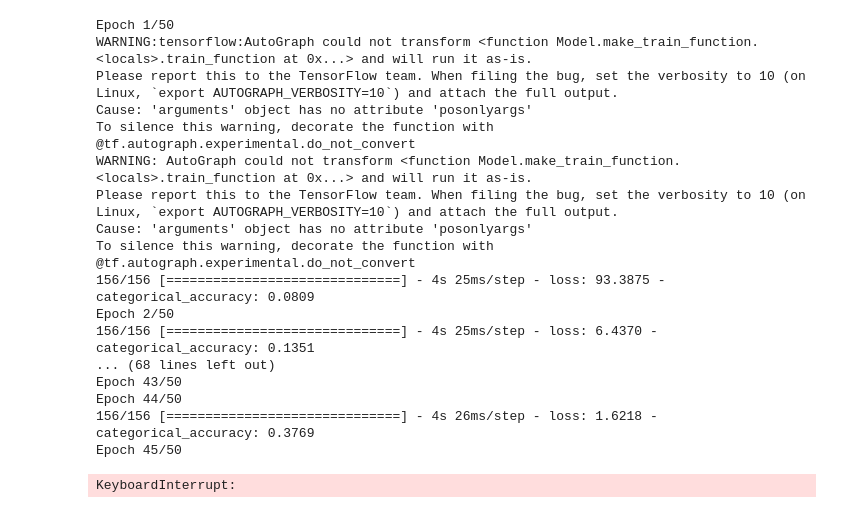
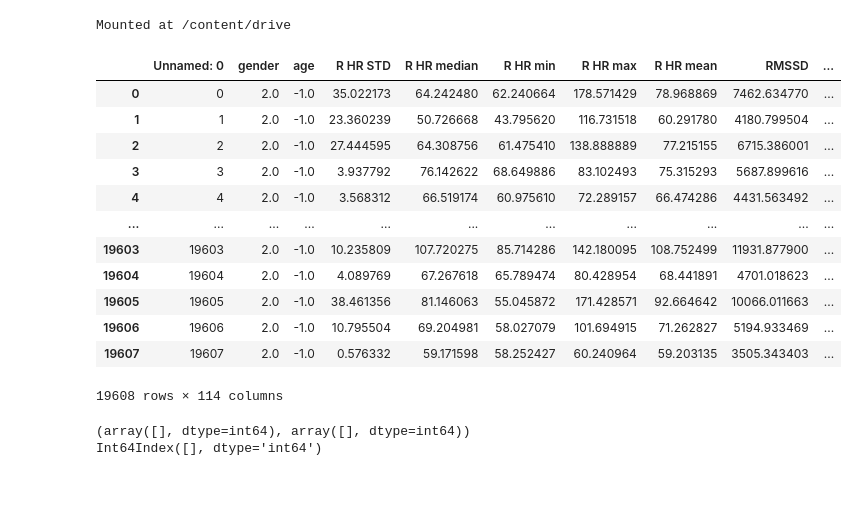
Before and after one commit to Bsingstad/FYS-STK4155-oblig2, a Jupyter notebook: 4b.Classification analysis using Neural Networks (ECG-data).ipynb, the cells around one changed output. Cells and saved outputs as stored; diff of their text form; code cells hidden in the pictures; blank space fills up the shorter version.

```diff
--- a/4b.Classification analysis using Neural Networks (ECG-data).ipynb
+++ b/4b.Classification analysis using Neural Networks (ECG-data).ipynb
@@ -214,21 +0,0 @@ model = ECG_processing.NN_ECG(X_train.shape[1],y_train.shape[1], n_units=500)
-# %%
-model.fit(X_train,y_train, epochs=50, batch_size=256,class_weight=weight_dict)
-# %% [output]
-Epoch 1/50
-WARNING:tensorflow:AutoGraph could not transform <function Model.make_train_function.<locals>.train_function at 0x...> and will run it as-is.
-Please report this to the TensorFlow team. When filing the bug, set the verbosity to 10 (on Linux, `export AUTOGRAPH_VERBOSITY=10`) and attach the full output.
-Cause: 'arguments' object has no attribute 'posonlyargs'
-To silence this warning, decorate the function with @tf.autograph.experimental.do_not_convert
-WARNING: AutoGraph could not transform <function Model.make_train_function.<locals>.train_function at 0x...> and will run it as-is.
-Please report this to the TensorFlow team. When filing the bug, set the verbosity to 10 (on Linux, `export AUTOGRAPH_VERBOSITY=10`) and attach the full output.
-Cause: 'arguments' object has no attribute 'posonlyargs'
-To silence this warning, decorate the function with @tf.autograph.experimental.do_not_convert
-156/156 [==============================] - 4s 25ms/step - loss: 93.3875 - categorical_accuracy: 0.0809
-Epoch 2/50
-156/156 [==============================] - 4s 25ms/step - loss: 6.4370 - categorical_accuracy: 0.1351
-... (68 lines left out)
-Epoch 43/50
-Epoch 44/50
-156/156 [==============================] - 4s 26ms/step - loss: 1.6218 - categorical_accuracy: 0.3769
-Epoch 45/50
-KeyboardInterrupt:
@@ -234,0 +23,7 @@ KeyboardInterrupt:
+# %%
+from google.colab import drive
+drive.mount('/content/drive')
+# %% [output]
+Mounted at /content/drive
+# %%
+train_data = pd.read_csv('/content/drive/My Drive/logs/train_data_ptb.csv')
@@ -234,0 +32,23 @@ KeyboardInterrupt:
+# %%
+train_data
+# %% [output]
+|  | Unnamed: 0 | gender | age | R HR STD | R HR median | R HR min | R HR max | R HR mean | RMSSD | ... |
+| 0 | 0 | 2.0 | -1.0 | 35.022173 | 64.242480 | 62.240664 | 178.571429 | 78.968869 | 7462.634770 | ... |
+| 1 | 1 | 2.0 | -1.0 | 23.360239 | 50.726668 | 43.795620 | 116.731518 | 60.291780 | 4180.799504 | ... |
+| 2 | 2 | 2.0 | -1.0 | 27.444595 | 64.308756 | 61.475410 | 138.888889 | 77.215155 | 6715.386001 | ... |
+| 3 | 3 | 2.0 | -1.0 | 3.937792 | 76.142622 | 68.649886 | 83.102493 | 75.315293 | 5687.899616 | ... |
+| 4 | 4 | 2.0 | -1.0 | 3.568312 | 66.519174 | 60.975610 | 72.289157 | 66.474286 | 4431.563492 | ... |
+| ... | ... | ... | ... | ... | ... | ... | ... | ... | ... | ... |
+| 19603 | 19603 | 2.0 | -1.0 | 10.235809 | 107.720275 | 85.714286 | 142.180095 | 108.752499 | 11931.877900 | ... |
+| 19604 | 19604 | 2.0 | -1.0 | 4.089769 | 67.267618 | 65.789474 | 80.428954 | 68.441891 | 4701.018623 | ... |
+| 19605 | 19605 | 2.0 | -1.0 | 38.461356 | 81.146063 | 55.045872 | 171.428571 | 92.664642 | 10066.011663 | ... |
+| 19606 | 19606 | 2.0 | -1.0 | 10.795504 | 69.204981 | 58.027079 | 101.694915 | 71.262827 | 5194.933469 | ... |
+| 19607 | 19607 | 2.0 | -1.0 | 0.576332 | 59.171598 | 58.252427 | 60.240964 | 59.203135 | 3505.343403 | ... |
+19608 rows × 114 columns
+# %%
+print(np.where(test_data.iloc[:,:-1].isna()))
+print(test_data.index[np.isinf(test_data.iloc[:,:-1]).any(1)])
+#print(test_data.columns.to_series()[np.isinf(test_data.iloc[:,:-1]).any()])
+# %% [output]
+(array([], dtype=int64), array([], dtype=int64))
+Int64Index([], dtype='int64')
```
Also changed, not shown: parts of 86 cells of this notebook, 9 other files.
